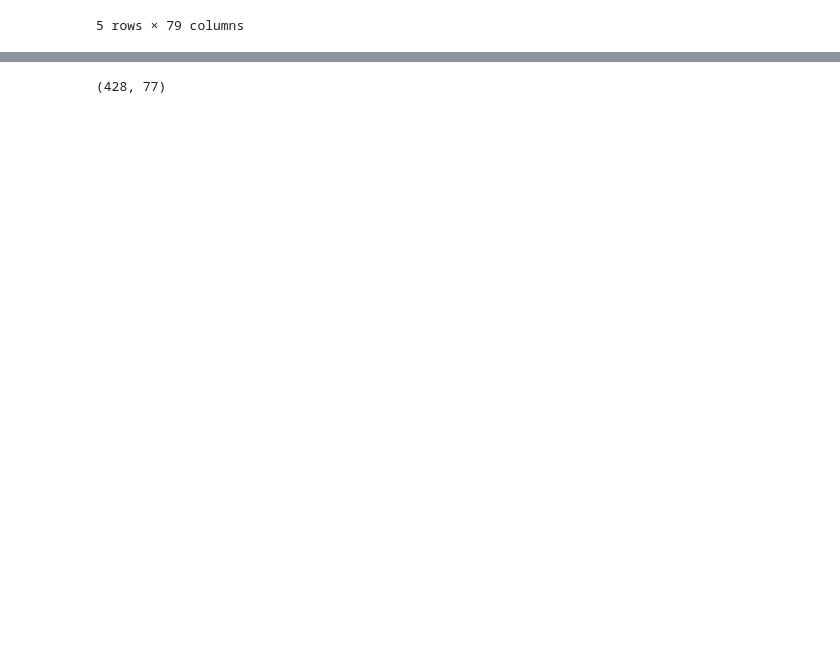
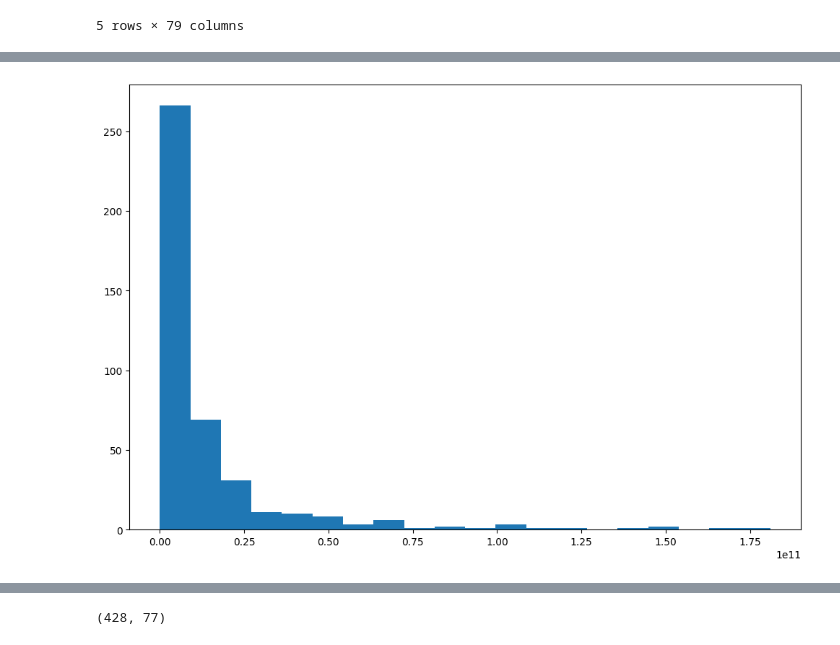
Before and after one commit to nyeokinyeoki/Gym_zalabim, a Jupyter notebook: ipynb/hospital.ipynb, the cells around one changed output, grey strips where cells are left out. Saved outputs shown, nothing was run; the diff lists cells and outputs as text; code cells hidden in the pictures; blank space fills up the shorter version.

```diff
--- a/ipynb/hospital.ipynb
+++ b/ipynb/hospital.ipynb
@@ -1254 +1352,10 @@ memory usage: 227.4 KB
+# %%
+# histogram
+plt.figure(figsize=(12,8))
+
+plt.hist(df_m["revenue1"], bins=20)
+
+plt.show()
+# %% [output]
+[figure, added]
 # %%
```
Also changed, not shown: parts of 33 cells of this notebook, 1 other file.
